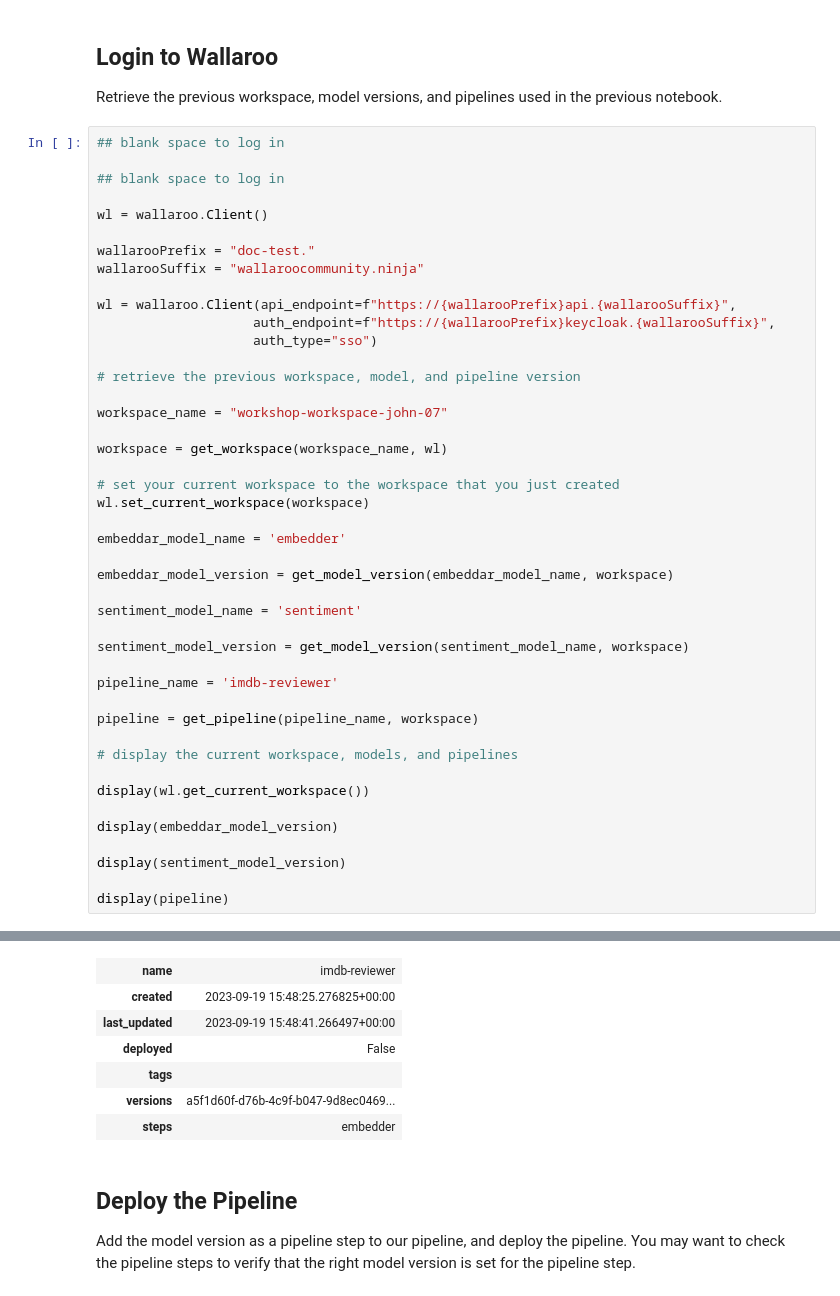
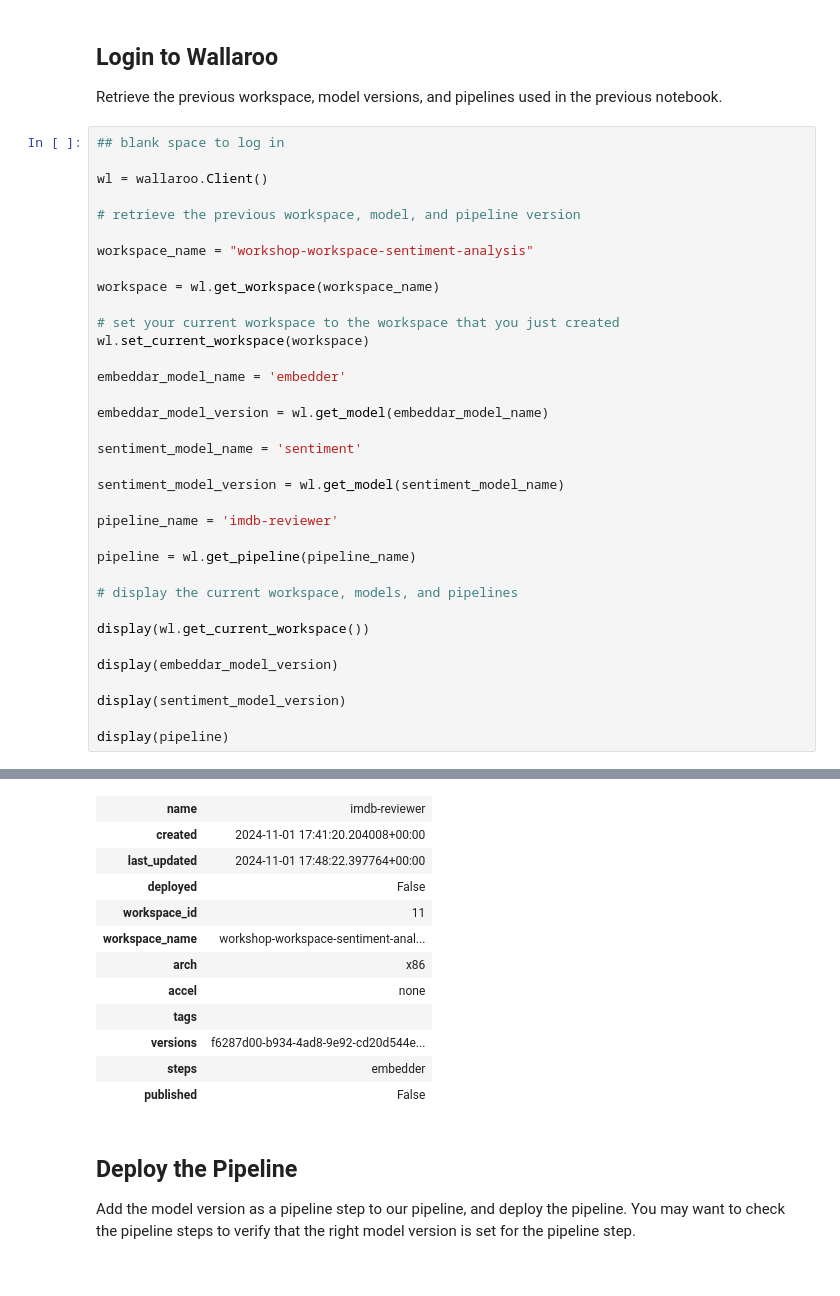
Before and after one commit to WallarooLabs/Workshops, a Jupyter notebook: NLP_Classification/Sentiment Analysis/Notebooks-with-code/N2_validation_rules-with-code.ipynb, the cells around one changed output, grey strips where cells are left out. Saved outputs shown, nothing was run; the diff lists cells and outputs as text.

```diff
--- a/NLP_Classification/Sentiment Analysis/Notebooks-with-code/N2_validation_rules-with-code.ipynb
+++ b/NLP_Classification/Sentiment Analysis/Notebooks-with-code/N2_validation_rules-with-code.ipynb
@@ -79,39 +36,30 @@ def get_pipeline(pipeline_name, workspace):
 
 Retrieve the previous workspace, model versions, and pipelines used in the previous notebook.
 # %%
-## blank space to log in
-
 ## blank space to log in
 
 wl = wallaroo.Client()
 
-wallarooPrefix = "doc-test."
-wallarooSuffix = "wallaroocommunity.ninja"
-
-wl = wallaroo.Client(api_endpoint=f"https://{wallarooPrefix}api.{wallarooSuffix}",
-                    auth_endpoint=f"https://{wallarooPrefix}keycloak.{wallarooSuffix}",
-                    auth_type="sso")
-
 # retrieve the previous workspace, model, and pipeline version
 
-workspace_name = "workshop-workspace-john-07"
+workspace_name = "workshop-workspace-sentiment-analysis"
 
-workspace = get_workspace(workspace_name, wl)
+workspace = wl.get_workspace(workspace_name)
 
 # set your current workspace to the workspace that you just created
 wl.set_current_workspace(workspace)
 
 embeddar_model_name = 'embedder'
 
-embeddar_model_version = get_model_version(embeddar_model_name, workspace)
+embeddar_model_version = wl.get_model(embeddar_model_name)
 
 sentiment_model_name = 'sentiment'
 
-sentiment_model_version = get_model_version(sentiment_model_name, workspace)
+sentiment_model_version = wl.get_model(sentiment_model_name)
 
 pipeline_name = 'imdb-reviewer'
 
-pipeline = get_pipeline(pipeline_name, workspace)
+pipeline = wl.get_pipeline(pipeline_name)
 
 # display the current workspace, models, and pipelines
 
@@ -141,10 +97,15 @@ display(pipeline)
 | name | imdb-reviewer |
-| created | 2023-09-19 15:48:25.276825+00:00 |
-| last_updated | 2023-09-19 15:48:41.266497+00:00 |
+| created | 2024-11-01 17:41:20.204008+00:00 |
+| last_updated | 2024-11-01 17:48:22.397764+00:00 |
 | deployed | False |
+| workspace_id | 11 |
+| workspace_name | workshop-workspace-sentiment-anal... |
+| arch | x86 |
+| accel | none |
 | tags |  |
-| versions | a5f1d60f-d76b-4c9f-b047-9d8ec0469... |
+| versions | f6287d00-b934-4ad8-9e92-cd20d544e... |
 | steps | embedder |
+| published | False |
 # %% [markdown]
 ## Deploy the Pipeline
 
```
Also changed, not shown: parts of 10 cells of this notebook, 11 other files.
